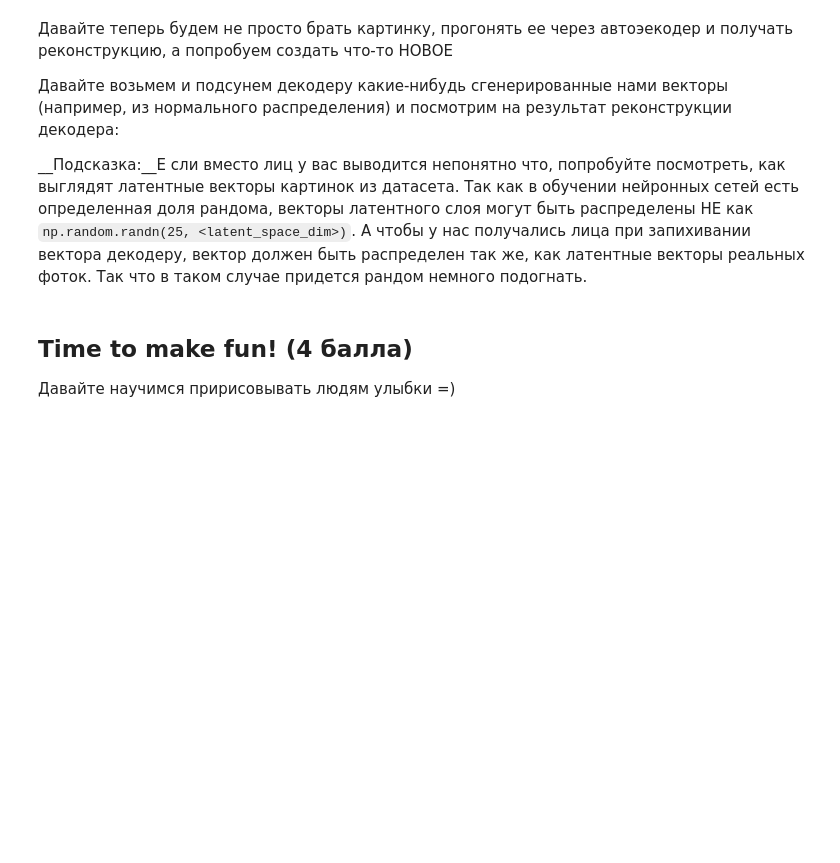
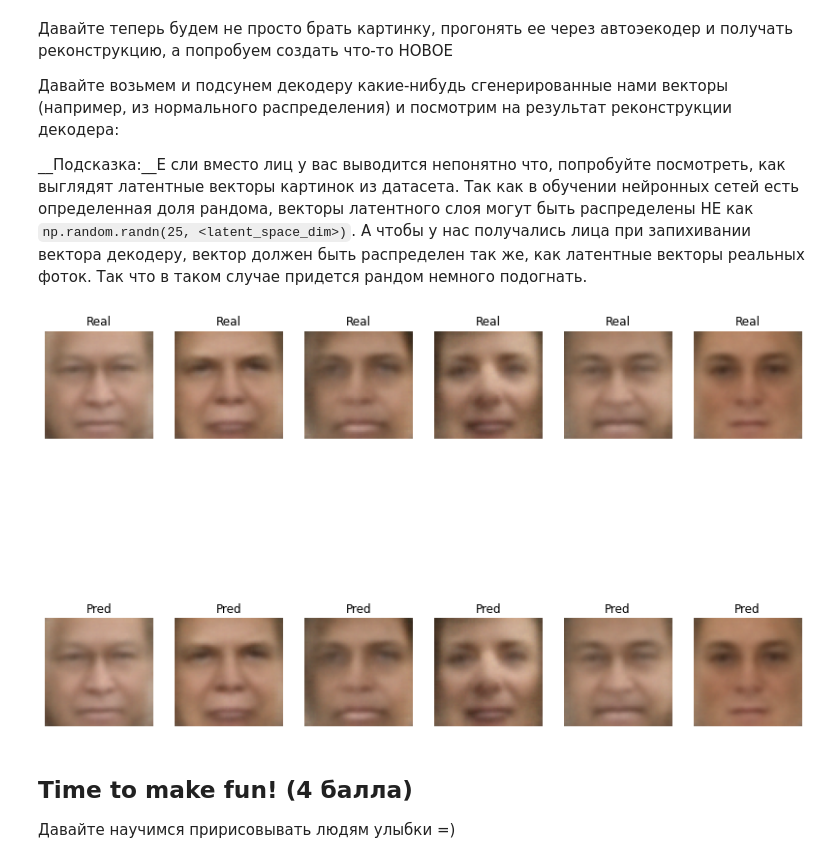
Before and after one commit to iptkachev/dls_part1, a Jupyter notebook: [hw]autoencoders.ipynb, the cells around one changed output. Cells and saved outputs as stored; diff of their text form; code cells hidden in the pictures; blank space fills up the shorter version.

```diff
--- a/[hw]autoencoders.ipynb
+++ b/[hw]autoencoders.ipynb
@@ -143,11 +261,22 @@ Not bad, right?
 Давайте возьмем и подсунем декодеру какие-нибудь сгенерированные нами векторы (например, из нормального распределения) и посмотрим на результат реконструкции декодера:
 
 __Подсказка:__Е сли вместо лиц у вас выводится непонятно что, попробуйте посмотреть, как выглядят латентные векторы картинок из датасета. Так как в обучении нейронных сетей есть определенная доля рандома, векторы латентного слоя могут быть распределены НЕ как `np.random.randn(25, <latent_space_dim>)`. А чтобы у нас получались лица при запихивании вектора декодеру, вектор должен быть распределен так же, как латентные векторы реальных фоток. Так что в таком случае придется рандом немного подогнать.
+# %%
+X_batch = next(iter(dataloaders["train"]))
+# %%
+y_pred = autoencoder.encoder(X_batch.to(device))
 # %%
 # сгенерируем 25 рандомных векторов размера latent_space
-z = np.random.randn(25, <latent_space_dim>)
-output = <скормите z декодеру>
-<выведите тут полученные картинки>
+RANDOM_FACTOR = 5
+
+batch_means = y_pred.mean(axis=0).cpu().detach().numpy() # for stable generation
+random_part = np.random.randn(25, dim_code) / RANDOM_FACTOR
+z = torch.FloatTensor(batch_means + random_part).to(device)
+output = autoencoder.decoder(z)
+# <выведите тут полученные картинки>
+plot_reconstruction(output, output, n_examples=6)
+# %% [output]
+[figure, added]
 # %% [markdown]
 ## Time to make fun! (4 балла)
 
```
Also changed, not shown: parts of 30 cells of this notebook.
